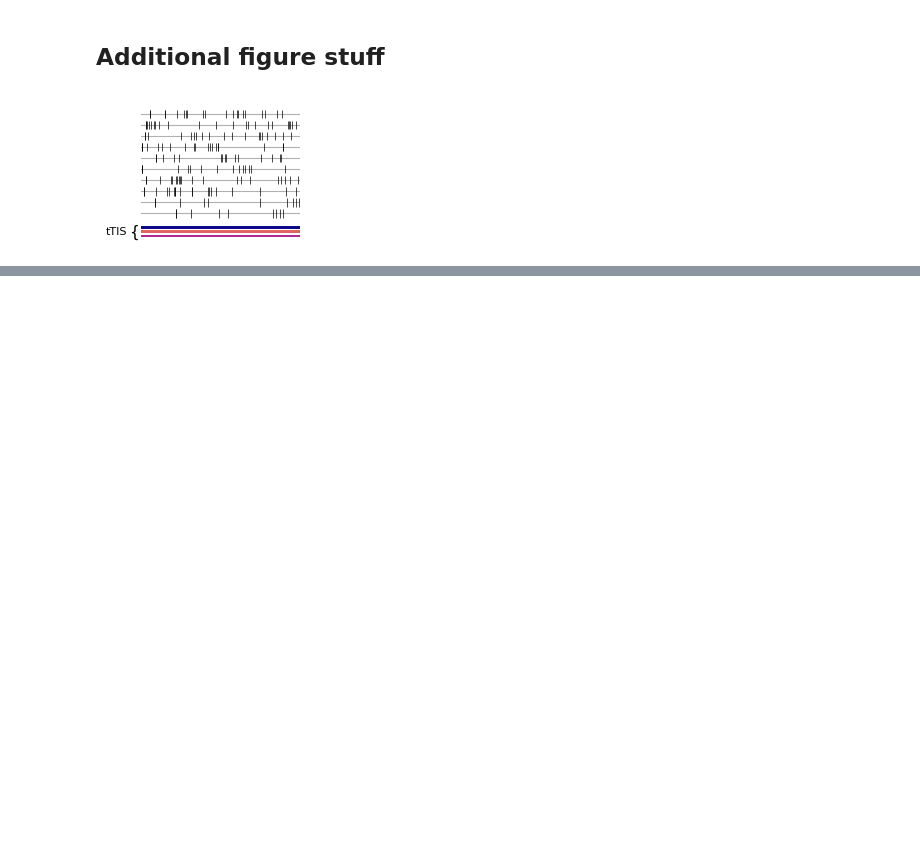
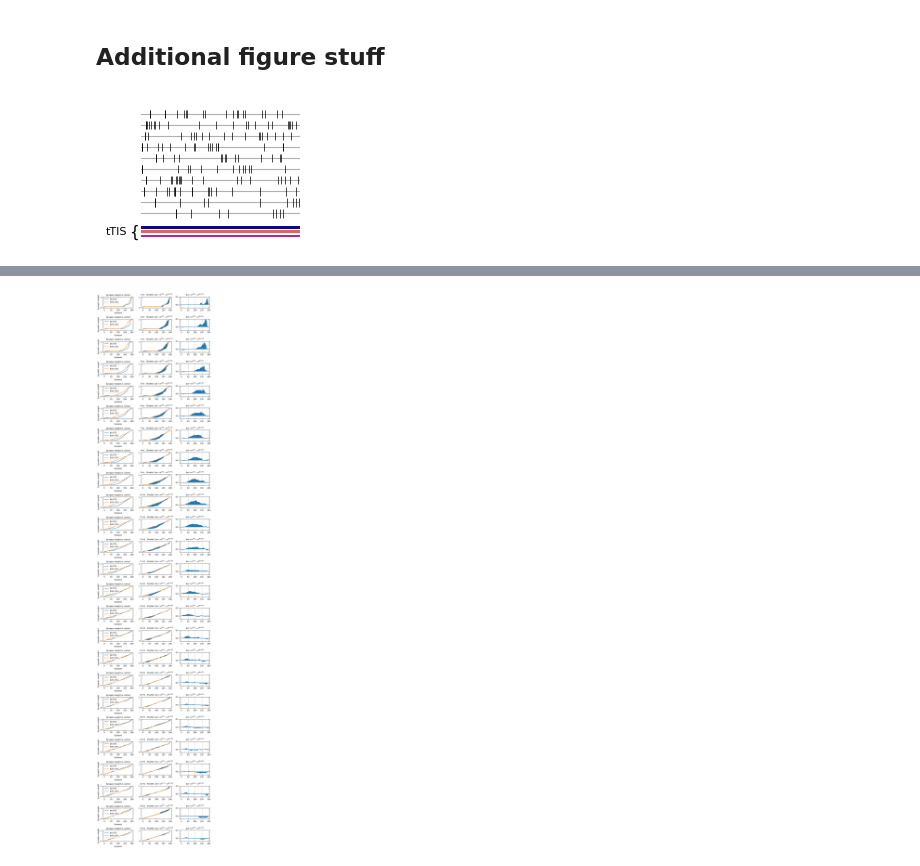
Before and after one commit to kerseviciute/temporal-interference, a Jupyter notebook: thesis/figure-results_input-frequency-subthreshold-ti.ipynb, the cells around one changed output, grey strips where cells are left out. Saved outputs shown, nothing was run; the diff lists cells and outputs as text; code cells hidden in the pictures; blank space fills up the shorter version.

```diff
--- a/thesis/figure-results_input-frequency-subthreshold-ti.ipynb
+++ b/thesis/figure-results_input-frequency-subthreshold-ti.ipynb
@@ -504,0 +941,14 @@ plt.savefig("figure-results_protocol-frequency.png", dpi = 500, bbox_inches = "t
+# %%
+from itertools import product
+
+weight_matrix = {}
+for stim in stims:
+  weight_matrix[stim] = []
+
+  for frequency in frequencies:
+    time_points = np.where(weights[stim][frequency].index > 9.9 * 1000)[0]
+    final = weights[stim][frequency].iloc[time_points, :].mean(axis = 0)
+    final = np.sort(final)
+    weight_matrix[stim].append(final)
+
+  weight_matrix[stim] = np.array(weight_matrix[stim])
@@ -504,0 +1067,42 @@ plt.savefig("figure-results_protocol-frequency.png", dpi = 500, bbox_inches = "t
+# %%
+cool_frequencies = np.arange(1, 26)
+ti_condition = "1000_5_0.9"
+ti_condition_label = "90% tTIS"
+
+fig, axs = plt.subplots(nrows = len(cool_frequencies), ncols = 3, figsize = (8, 1.5 * len(cool_frequencies)))
+
+for row, frequency in enumerate(cool_frequencies):
+  ax = axs[row][0]
+  ax.plot(weight_matrix["noTI"][row], label = "No tTIS")
+  ax.plot(weight_matrix[ti_condition][row], label = ti_condition_label)
+  ax.legend()
+  ax.set_ylabel("Synaptic weight")
+  ax.set_xlabel("Synapse")
+  ax.set_title("Synapse weight $w$, sorted")
+
+  ax = axs[row][1]
+  ax.plot(weight_matrix["noTI"][row], label = "No tTIS")
+  ax.plot(weight_matrix[ti_condition][row], label = ti_condition_label)
+  ax.fill_between(
+    np.arange(0, 200),
+    weight_matrix["noTI"][row],
+    weight_matrix[ti_condition][row]
+  )
+  ax.set_title(rf"{frequency} Hz   Shaded: $\Delta w = w^{{\text{{tTIS}}}} - w^{{\text{{No tTIS}}}}$")
+
+  ax = axs[row][2]
+  ax.plot(weight_matrix[ti_condition][row] - weight_matrix["noTI"][row])
+  ax.fill_between(
+    np.arange(0, 200),
+    weight_matrix[ti_condition][row] - weight_matrix["noTI"][row],
+    np.zeros(200)
+  )
+  ax.set_ylim(-0.2, 0.5)
+  ax.set_title(r"$\Delta w = w^{\text{tTIS}} - w^{\text{No tTIS}}$")
+
+  ax.grid(True)
+
+plt.tight_layout()
+plt.show()
+# %% [output]
+[figure, added]
```
Also changed, not shown: parts of 10 cells of this notebook, 2 other files.
